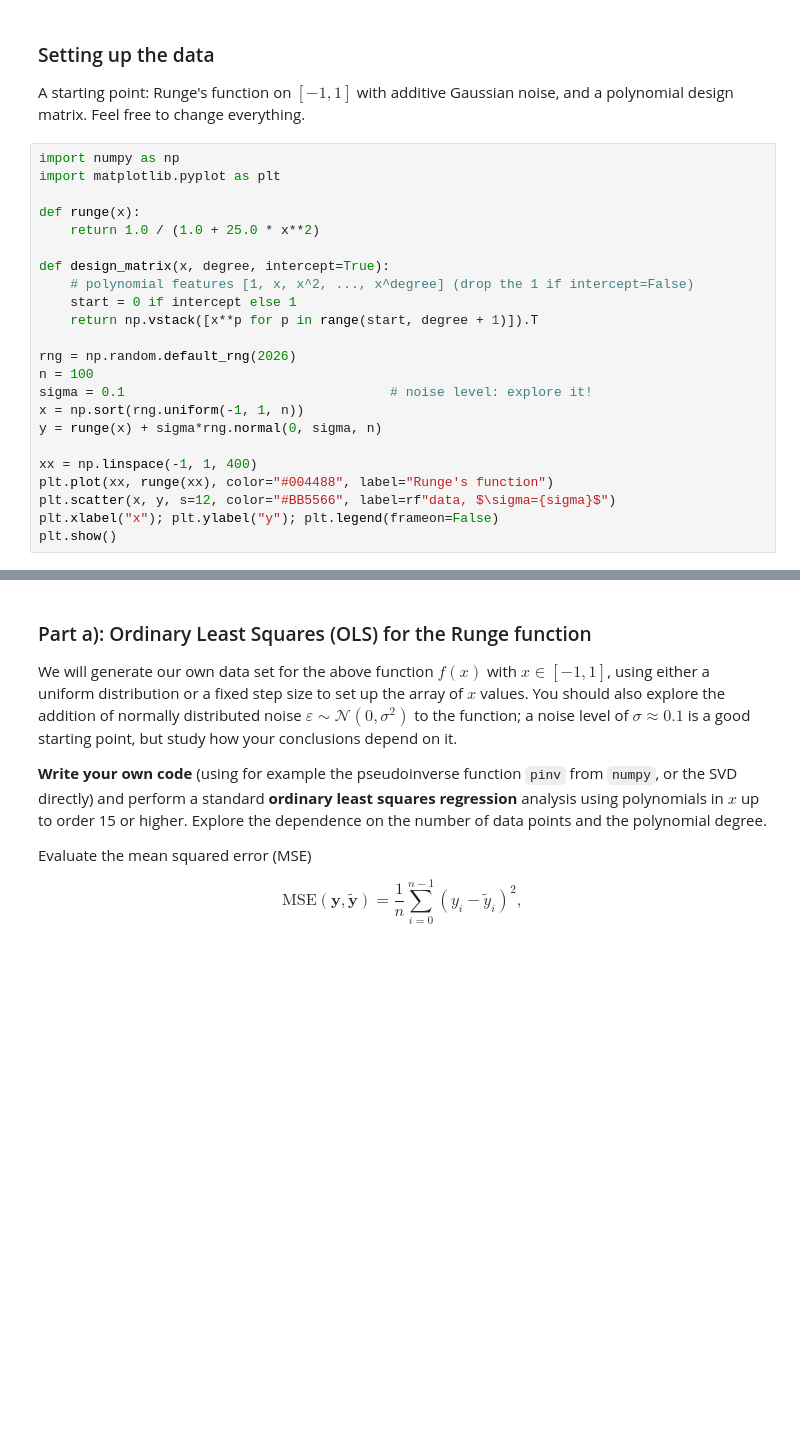
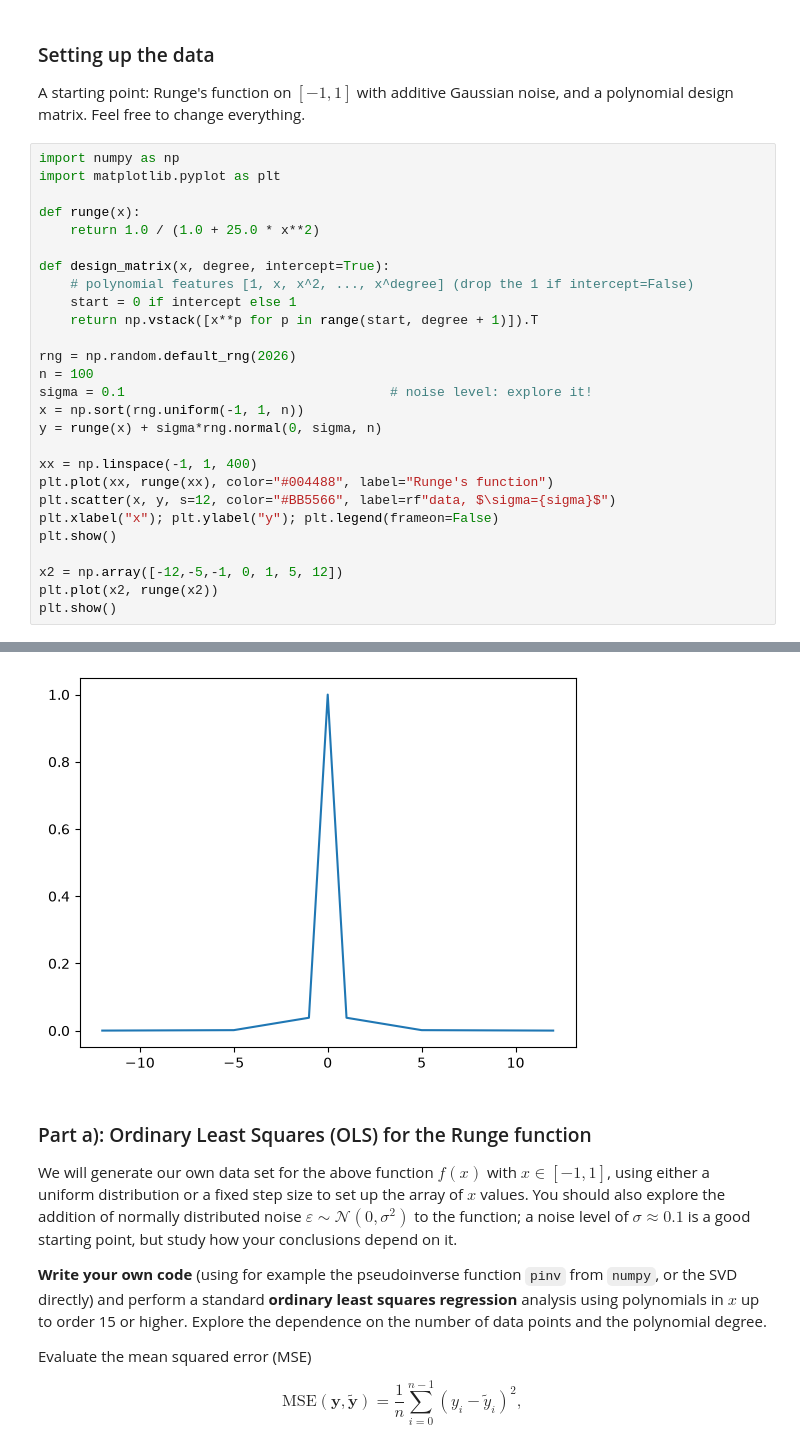
Before and after one commit to Timholmen96/MachineLearningUiO, a Jupyter notebook: doc/Projects/2026/Project1/Project1.ipynb, the cells around one changed output, grey strips where cells are left out. Drawn from its saved outputs; the diff is of its cells as text; blank space fills up the shorter version.

```diff
--- a/doc/Projects/2026/Project1/Project1.ipynb
+++ b/doc/Projects/2026/Project1/Project1.ipynb
@@ -102,28 +102,33 @@ and a polynomial design matrix. Feel free to change everything.
 # %%
 import numpy as np
 import matplotlib.pyplot as plt
 
 def runge(x):
     return 1.0 / (1.0 + 25.0 * x**2)
 
 def design_matrix(x, degree, intercept=True):
     # polynomial features [1, x, x^2, ..., x^degree] (drop the 1 if intercept=False)
     start = 0 if intercept else 1
     return np.vstack([x**p for p in range(start, degree + 1)]).T
 
 rng = np.random.default_rng(2026)
 n = 100
 sigma = 0.1                                  # noise level: explore it!
 x = np.sort(rng.uniform(-1, 1, n))
 y = runge(x) + sigma*rng.normal(0, sigma, n)
 
 xx = np.linspace(-1, 1, 400)
 plt.plot(xx, runge(xx), color="#004488", label="Runge's function")
 plt.scatter(x, y, s=12, color="#BB5566", label=rf"data, $\sigma={sigma}$")
 plt.xlabel("x"); plt.ylabel("y"); plt.legend(frameon=False)
 plt.show()
+
+x2 = np.array([-12,-5,-1, 0, 1, 5, 12])
+plt.plot(x2, runge(x2))
+plt.show()
 # %% [output]
 [figure]
+[figure, added]
 # %% [markdown]
 ### Part a): Ordinary Least Squares (OLS) for the Runge function
 
```
Also changed, not shown: parts of 4 cells of this notebook, 3 other files.
